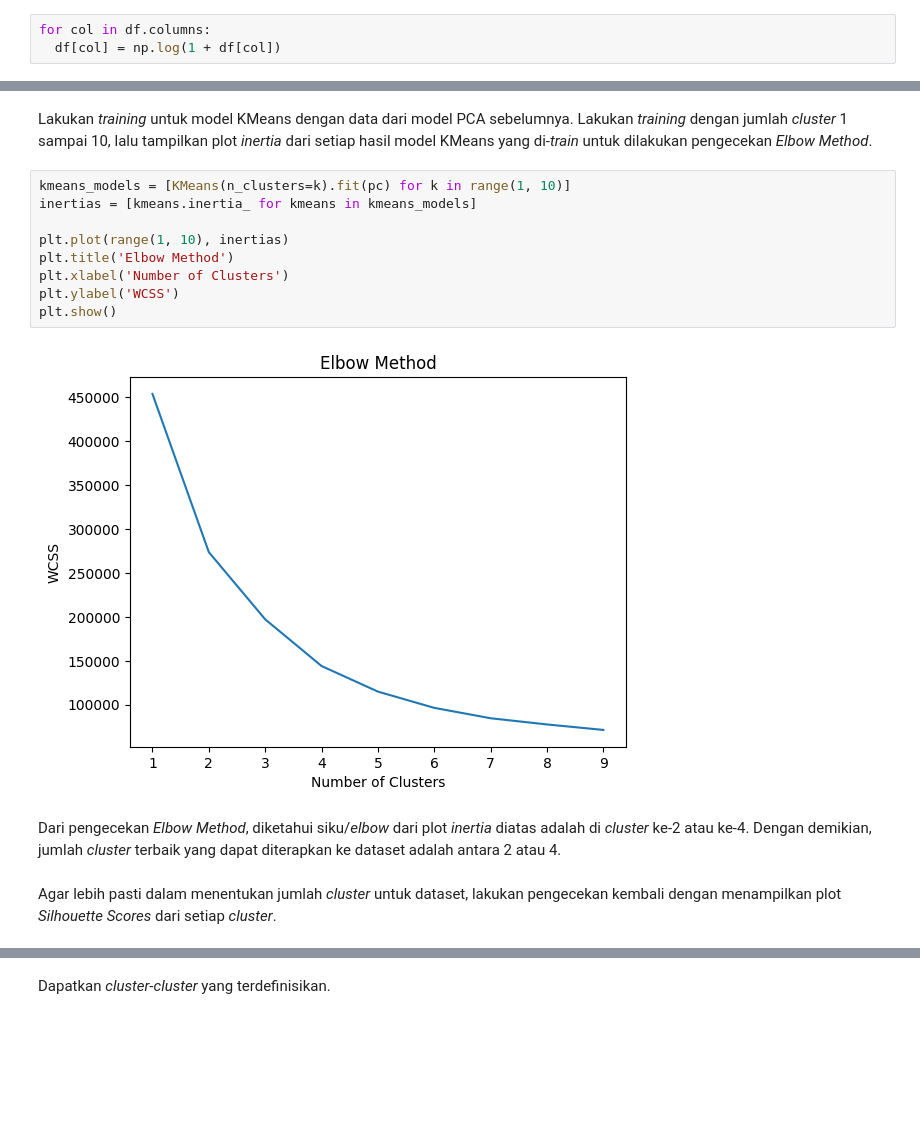
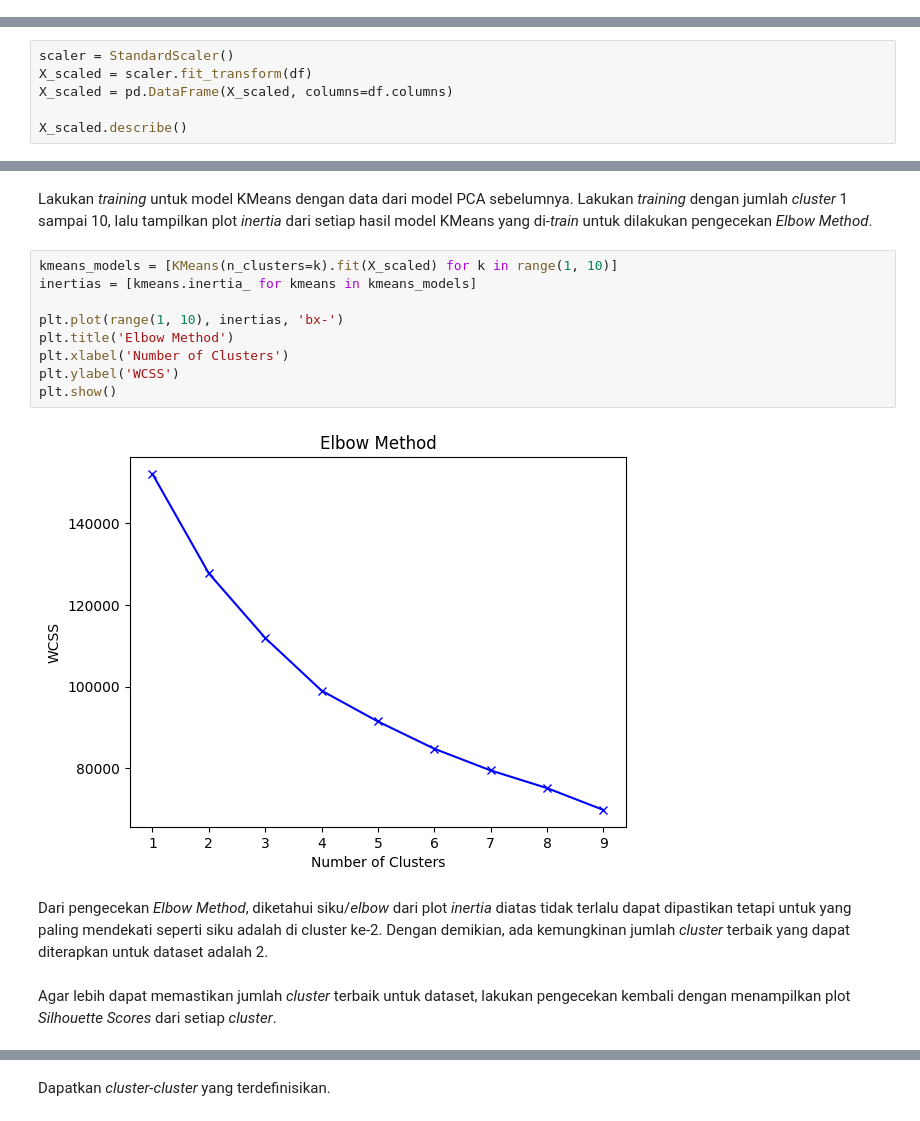
Before and after one commit to alxxtexxr/H8_3, a Jupyter notebook: PYTN_KampusMerdeka_fp4_Alim_Tegar_Wicaksono.ipynb, the cells around one changed output, grey strips where cells are left out. Drawn from its saved outputs; the diff is of its cells as text; blank space fills up the shorter version.

```diff
--- a/PYTN_KampusMerdeka_fp4_Alim_Tegar_Wicaksono.ipynb
+++ b/PYTN_KampusMerdeka_fp4_Alim_Tegar_Wicaksono.ipynb
@@ -191,3 +154,0 @@ Lakukan *log transform* pada data agar *distribution*-nya tidak terlalu miring.
-# %%
-for col in df.columns:
-  df[col] = np.log(1 + df[col])
@@ -216,0 +157,6 @@ dtype: float64
+# %%
+scaler = StandardScaler()
+X_scaled = scaler.fit_transform(df)
+X_scaled = pd.DataFrame(X_scaled, columns=df.columns)
+
+X_scaled.describe()
@@ -237,20 +185,20 @@ pc_df.head()
 # %% [markdown]
 Lakukan *training* untuk model KMeans dengan data dari model PCA sebelumnya. Lakukan *training* dengan jumlah *cluster* 1 sampai 10, lalu tampilkan plot *inertia* dari setiap hasil model KMeans yang di-*train* untuk dilakukan pengecekan *Elbow Method*.
 # %%
-kmeans_models = [KMeans(n_clusters=k).fit(pc) for k in range(1, 10)]
+kmeans_models = [KMeans(n_clusters=k).fit(X_scaled) for k in range(1, 10)]
 inertias = [kmeans.inertia_ for kmeans in kmeans_models]
 
-plt.plot(range(1, 10), inertias)
+plt.plot(range(1, 10), inertias, 'bx-')
 plt.title('Elbow Method')
 plt.xlabel('Number of Clusters')
 plt.ylabel('WCSS')
 plt.show()
 # %% [output]
-[figure, old version]
+[figure, new version]
 # %% [markdown]
-Dari pengecekan *Elbow Method*, diketahui siku/*elbow* dari plot *inertia* diatas adalah di *cluster* ke-2 atau ke-4. Dengan demikian, jumlah *cluster* terbaik yang dapat diterapkan ke dataset adalah antara 2 atau 4.
+Dari pengecekan *Elbow Method*, diketahui siku/*elbow* dari plot *inertia* diatas tidak terlalu dapat dipastikan tetapi untuk yang paling mendekati seperti siku adalah di cluster ke-2. Dengan demikian, ada kemungkinan jumlah *cluster* terbaik yang dapat diterapkan untuk dataset adalah 2.
 # %% [markdown]
-Agar lebih pasti dalam menentukan jumlah *cluster* untuk dataset, lakukan pengecekan kembali dengan menampilkan plot *Silhouette Scores* dari setiap *cluster*.
+Agar lebih dapat memastikan jumlah *cluster* terbaik untuk dataset, lakukan pengecekan kembali dengan menampilkan plot *Silhouette Scores* dari setiap *cluster*.
 # %%
 elbow_start = 2
 elbow_end = 5
```
Also changed, not shown: parts of 33 cells of this notebook, 6 other files.
